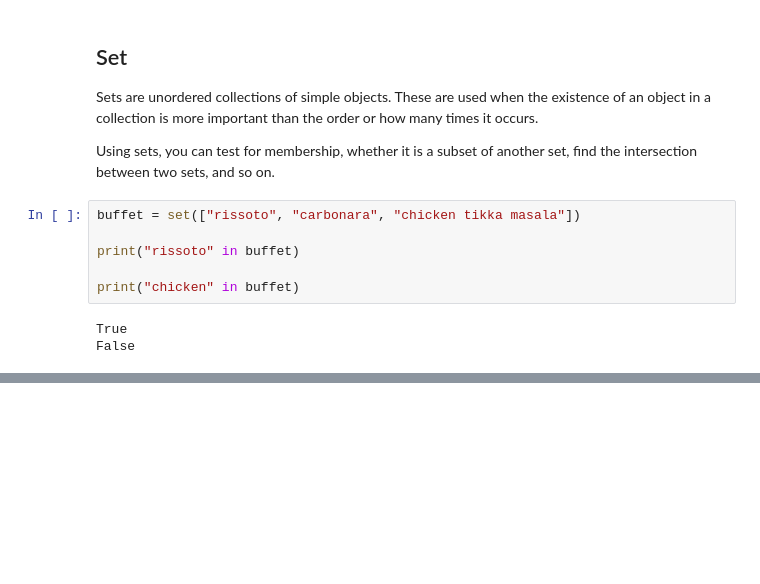
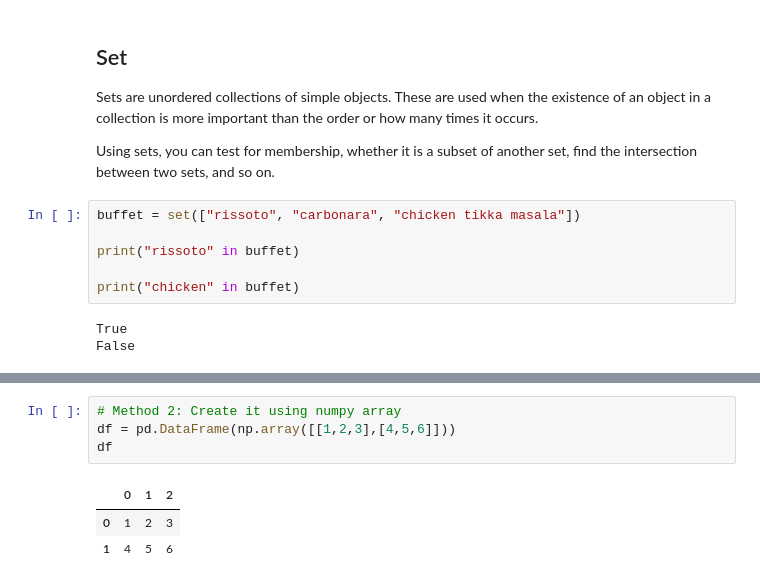
Before and after one commit to Chau999/python_course, a Jupyter notebook: Python Workshop for MBAs - Data Structures and Algorithms.ipynb, the cells around one changed output, grey strips where cells are left out. Drawn from its saved outputs; the diff is of its cells as text; blank space fills up the shorter version.

```diff
--- a/Python Workshop for MBAs - Data Structures and Algorithms.ipynb
+++ b/Python Workshop for MBAs - Data Structures and Algorithms.ipynb
@@ -134,0 +204,8 @@ False
+# %%
+# Method 2: Create it using numpy array
+df = pd.DataFrame(np.array([[1,2,3],[4,5,6]]))
+df
+# %% [output]
+|  | 0 | 1 | 2 |
+| 0 | 1 | 2 | 3 |
+| 1 | 4 | 5 | 6 |
```
Also changed, not shown: parts of 27 cells of this notebook.
